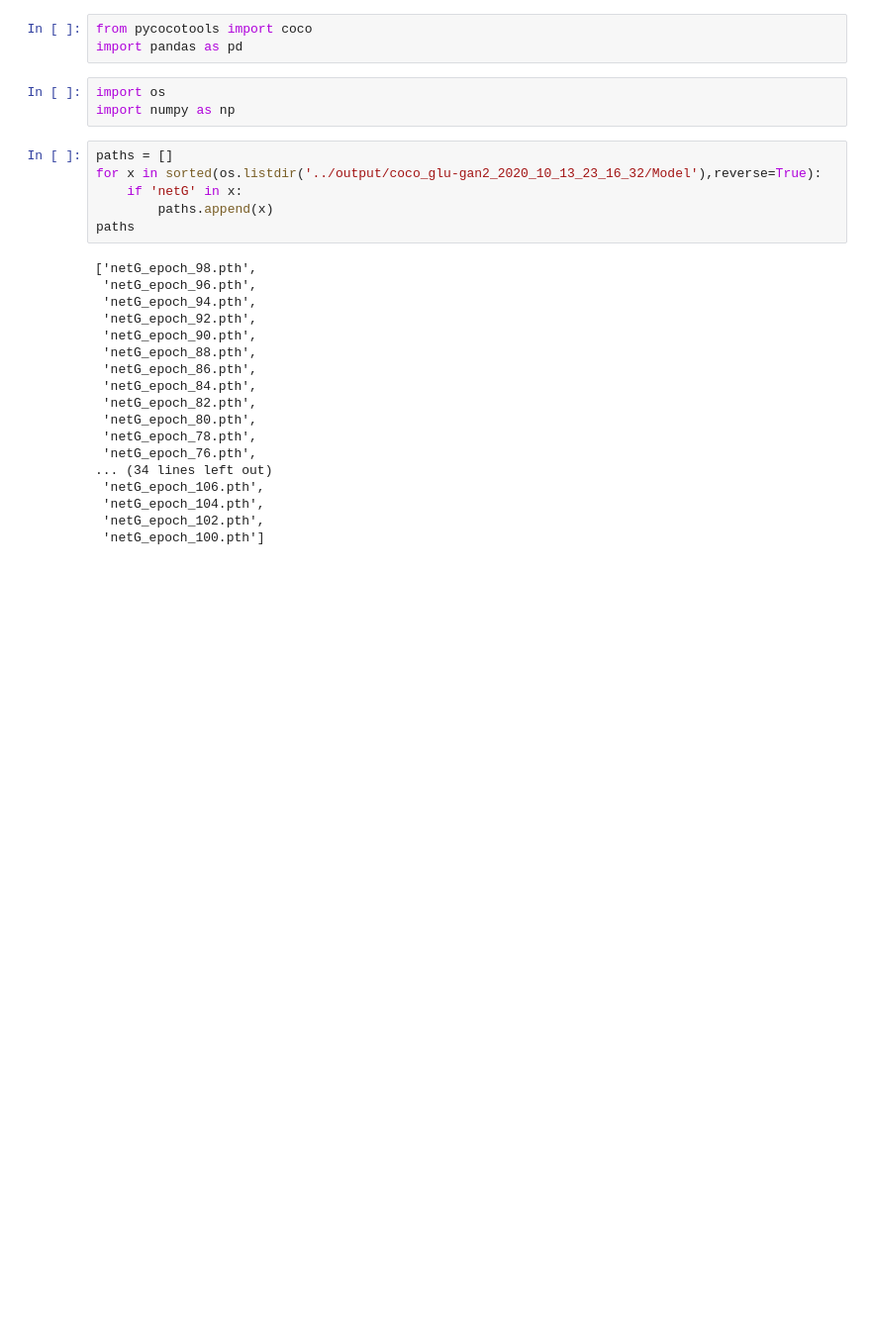
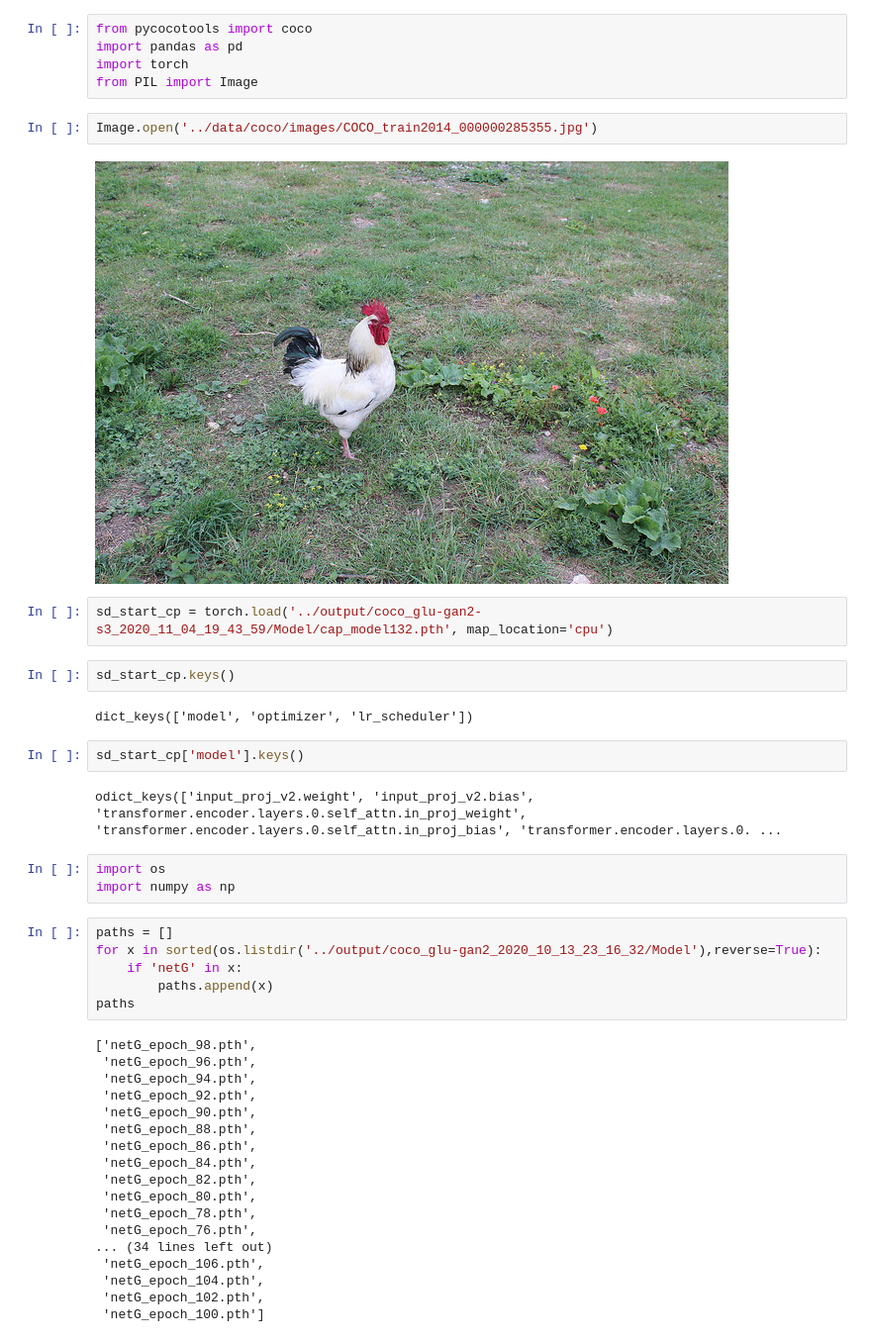
Before and after one commit to mshaikh2/MMRL, a Jupyter notebook: code/adhoc_testing.ipynb, the cells around one changed output. Shown at 99% size. Saved outputs shown, nothing was run; the diff lists cells and outputs as text; blank space fills up the shorter version.

```diff
--- a/code/adhoc_testing.ipynb
+++ b/code/adhoc_testing.ipynb
@@ -1,6 +1,22 @@
 # %%
 from pycocotools import coco
 import pandas as pd
+import torch
+from PIL import Image
+# %%
+Image.open('../data/coco/images/COCO_train2014_000000285355.jpg')
+# %% [output]
+[figure, added]
+# %%
+sd_start_cp = torch.load('../output/coco_glu-gan2-s3_2020_11_04_19_43_59/Model/cap_model132.pth', map_location='cpu')
+# %%
+sd_start_cp.keys()
+# %% [output]
+dict_keys(['model', 'optimizer', 'lr_scheduler'])
+# %%
+sd_start_cp['model'].keys()
+# %% [output]
+odict_keys(['input_proj_v2.weight', 'input_proj_v2.bias', 'transformer.encoder.layers.0.self_attn.in_proj_weight', 'transformer.encoder.layers.0.self_attn.in_proj_bias', 'transformer.encoder.layers.0. ...
 # %%
 import os
 import numpy as np
```
Also changed, not shown: parts of 2 cells of this notebook, 11 other files.
